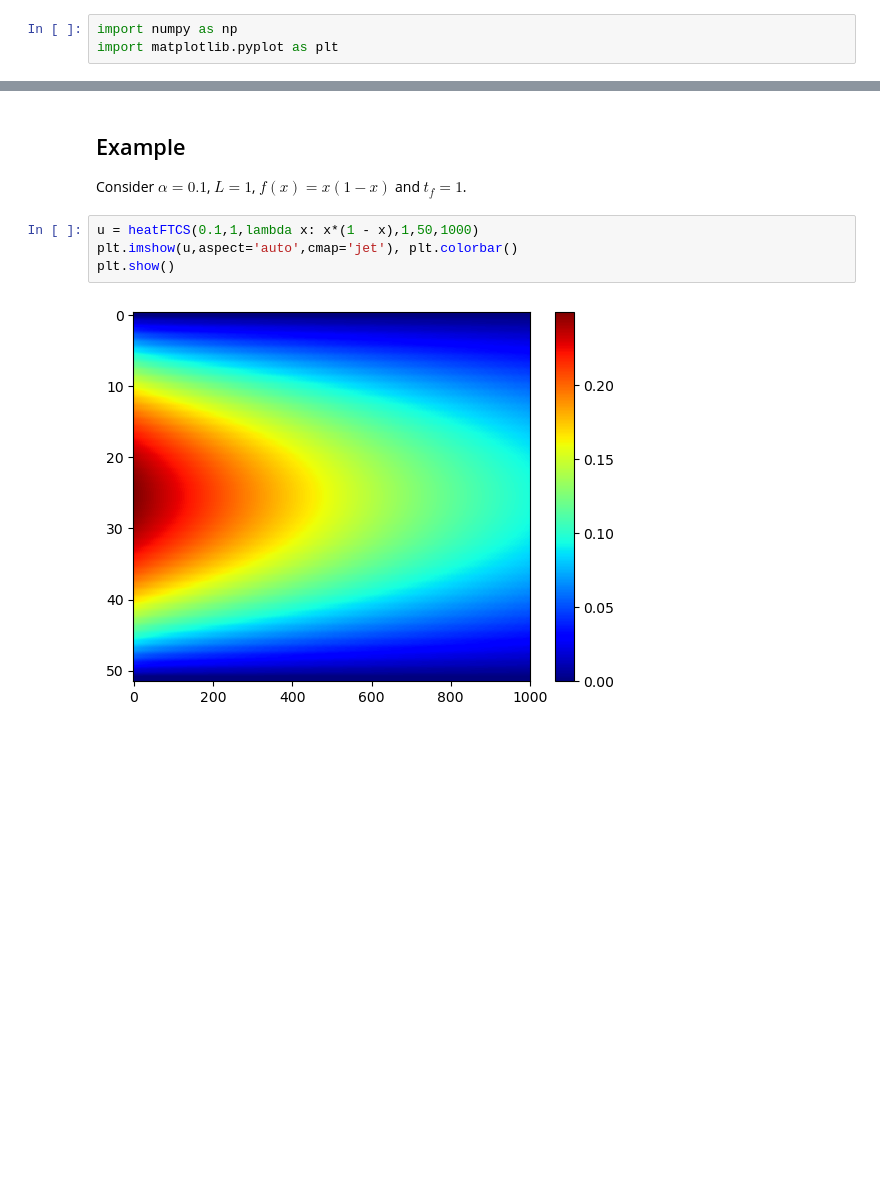
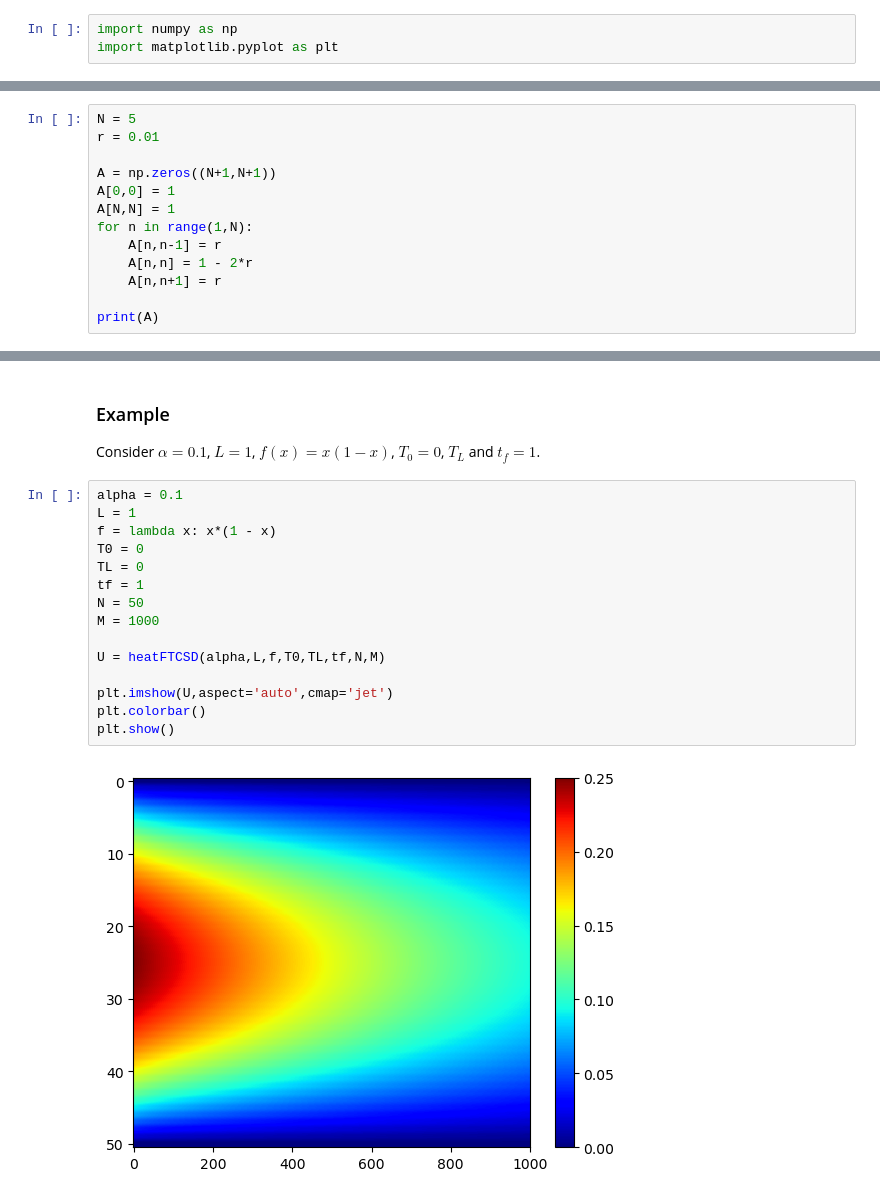
Before and after one commit to UBCMath/MATH316, a Jupyter notebook: _sources/heat.ipynb, the cells around one changed output, grey strips where cells are left out. Drawn from its saved outputs; the diff is of its cells as text; blank space fills up the shorter version.

```diff
--- a/_sources/heat.ipynb
+++ b/_sources/heat.ipynb
@@ -137,0 +156,13 @@ $$
+# %%
+N = 5
+r = 0.01
+
+A = np.zeros((N+1,N+1))
+A[0,0] = 1
+A[N,N] = 1
+for n in range(1,N):
+    A[n,n-1] = r
+    A[n,n] = 1 - 2*r
+    A[n,n+1] = r
+
+print(A)
@@ -156,10 +210,21 @@ def heatFTCS(alpha,L,f,tf,N,M):
-# %% [markdown]
-## Example
-
-Consider $\alpha = 0.1$, $L = 1$, $f(x) = x(1-x)$ and $t_f = 1$.
+# %% [markdown]
+### Example
+
+Consider $\alpha = 0.1$, $L = 1$, $f(x) = x(1-x)$, $T_0 = 0$, $T_L$ and $t_f = 1$.
 # %%
-u = heatFTCS(0.1,1,lambda x: x*(1 - x),1,50,1000)
-plt.imshow(u,aspect='auto',cmap='jet'), plt.colorbar()
+alpha = 0.1
+L = 1
+f = lambda x: x*(1 - x)
+T0 = 0
+TL = 0
+tf = 1
+N = 50
+M = 1000
+
+U = heatFTCSD(alpha,L,f,T0,TL,tf,N,M)
+
+plt.imshow(U,aspect='auto',cmap='jet')
+plt.colorbar()
 plt.show()
 # %% [output]
-[figure, old version]
+[figure, new version]
```
Also changed, not shown: parts of 30 cells of this notebook, 6 other files.
